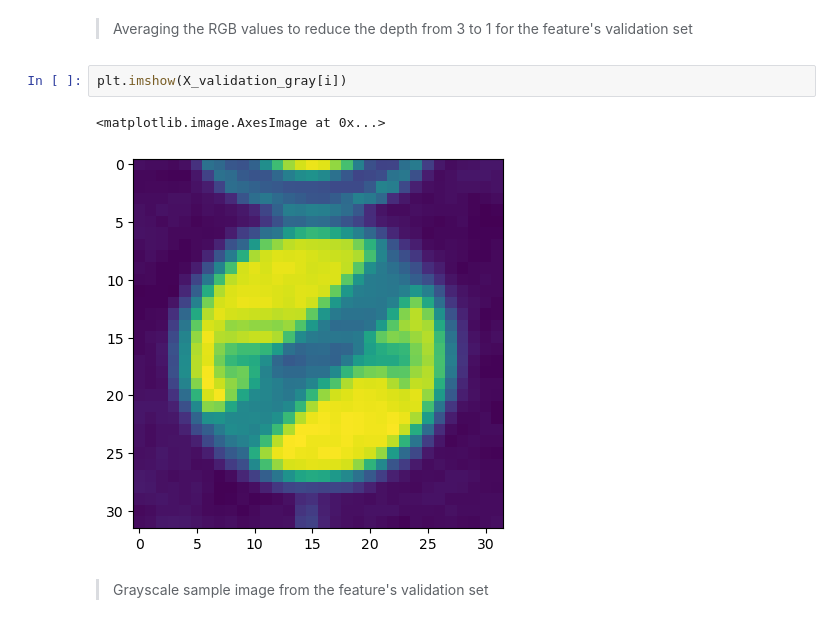
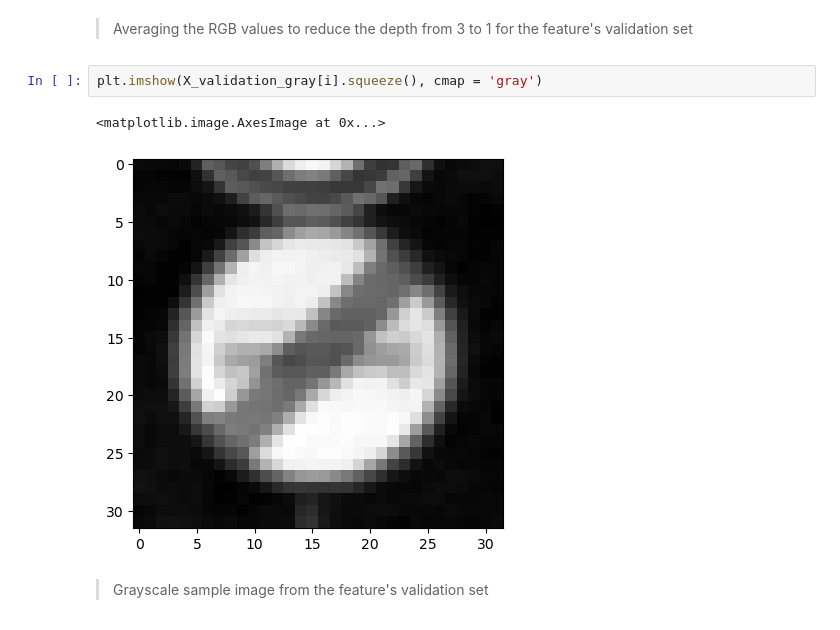
Before and after one commit to redayzarra/CNN_TrafficSigns, a Jupyter notebook: Traffic_Sign_Classfication.ipynb, the cells around one changed output. Saved outputs shown, nothing was run; the diff lists cells and outputs as text.

```diff
--- a/Traffic_Sign_Classfication.ipynb
+++ b/Traffic_Sign_Classfication.ipynb
@@ -168,10 +168,10 @@ X_validation_gray.shape
 # %% [markdown]
 > Averaging the RGB values to reduce the depth from 3 to 1 for the feature's validation set
 # %%
-plt.imshow(X_validation_gray[i])
+plt.imshow(X_validation_gray[i].squeeze(), cmap = 'gray')
 # %% [output]
 <matplotlib.image.AxesImage at 0x...>
-[figure, old version]
+[figure, new version]
 # %% [markdown]
 > Grayscale sample image from the feature's validation set
 # %%
```
Also changed, not shown: parts of 11 cells of this notebook, 1 other file.
